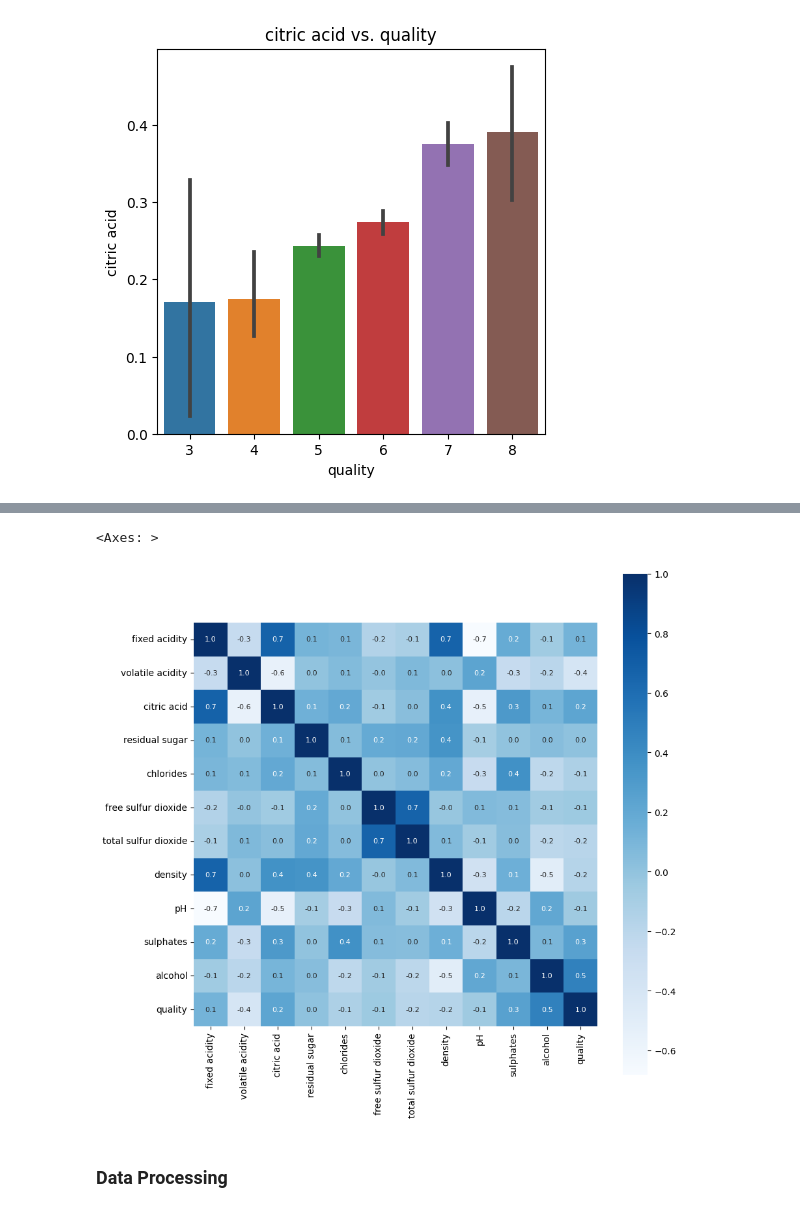
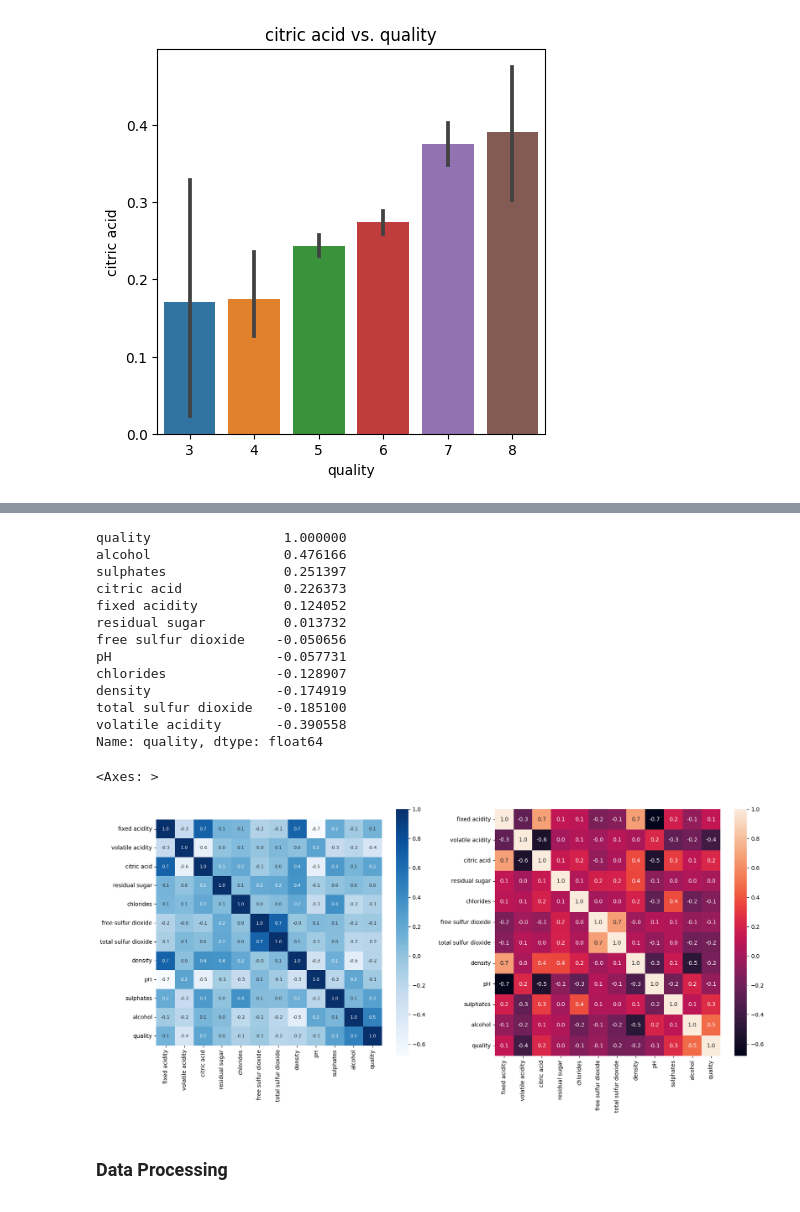
Before and after one commit to joahyot/202309_python_study, a Jupyter notebook: Red_Wine_Quality.ipynb, the cells around one changed output, grey strips where cells are left out. Drawn from its saved outputs; the diff is of its cells as text; code cells hidden in the pictures.

```diff
--- a/Red_Wine_Quality.ipynb
+++ b/Red_Wine_Quality.ipynb
@@ -102,12 +133,32 @@ Text(0.5, 1.0, 'citric acid vs. quality')
 # %%
 # Correlation between variables
 correlation = wine_df.corr()
+# %%
+wine_df.corr()['quality'].sort_values(ascending=False)
+# %% [output]
+quality                 1.000000
+alcohol                 0.476166
+sulphates               0.251397
+citric acid             0.226373
+fixed acidity           0.124052
+residual sugar          0.013732
+free sulfur dioxide    -0.050656
+pH                     -0.057731
+chlorides              -0.128907
+density                -0.174919
+total sulfur dioxide   -0.185100
+volatile acidity       -0.390558
+Name: quality, dtype: float64
 # %%
-plt.figure(figsize=(10,10))
-sns.heatmap(correlation, cbar=True, square=True, fmt = '.1f', annot = True, annot_kws={'size':8}, cmap='Blues')
+# Deriving a heatmap graph in a different way
+
+fig, ax = plt.subplots(ncols=2, figsize=(20,8))
+
+sns.heatmap(correlation, cbar=True, square=True, fmt = '.1f', annot = True, annot_kws={'size':8}, cmap='Blues', ax =ax[0])
+sns.heatmap(wine_df.corr(), annot=True, fmt=".1f", ax=ax[1])
 # %% [output]
 <Axes: >
-[figure, old version]
+[figure, new version]
 # %% [markdown]
 ### Data Processing
 # %%
```
Also changed, not shown: parts of 4 cells of this notebook.
